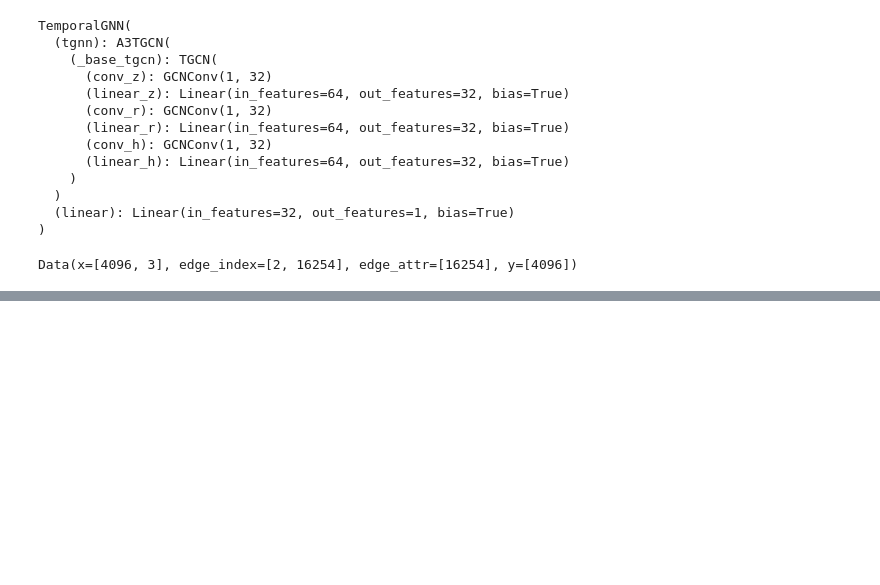
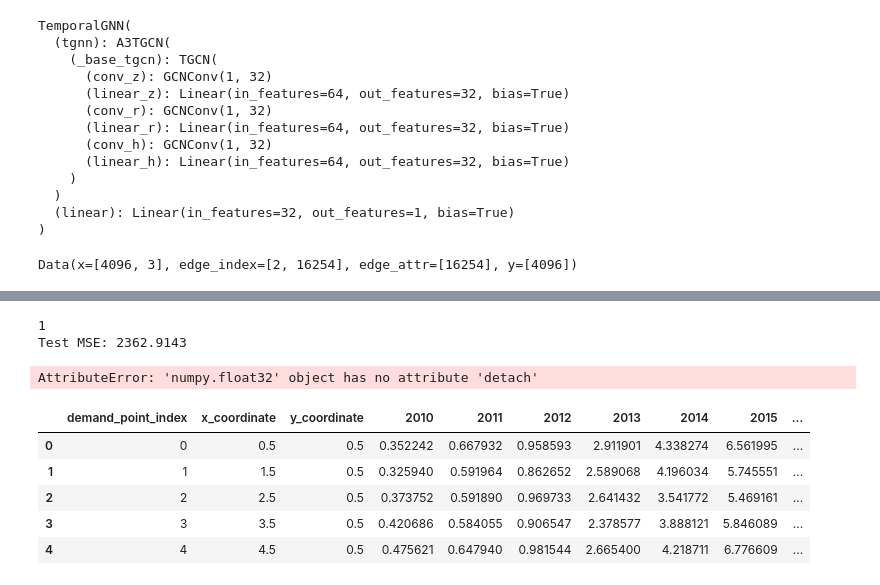
Before and after one commit to guptaaryan16/ShellAI-EV-Challenge, a Jupyter notebook: STGNN.ipynb, the cells around one changed output, grey strips where cells are left out. Saved outputs shown, nothing was run; the diff lists cells and outputs as text; code cells hidden in the pictures; blank space fills up the shorter version.

```diff
--- a/STGNN.ipynb
+++ b/STGNN.ipynb
@@ -411,0 +423,46 @@ plt.show()
+# %%
+test_dataset = TestData().get_dataset(lags=3)
+# %%
+device = torch.device('cuda') # cuda
+loss = 0
+step = 0
+
+# Store for analysis
+demand_2020 = []
+labels = []
+
+for snapshot in test_dataset:
+    snapshot = snapshot.to(device)
+    # Get predictions
+    y_hat = model(snapshot.x.reshape(4096,1,3), snapshot.edge_index)
+    # Mean squared error
+    loss = loss + torch.mean((y_hat-snapshot.y)**2)
+    # Store for analysis below
+    labels.append(snapshot.y)
+    demand_2020.append(y_hat)
+    step += 1
+    print(step)
+
+loss = loss / (step+1)
+print("Test MSE: {:.4f}".format(loss))
+# %% [output]
+1
+Test MSE: 2362.9143
+# %%
+demand_2020 = np.array(demand_2020[0].detach().cpu())
+demand_2020 = demand_2020.reshape(4096,)
+# %% [output]
+AttributeError: 'numpy.float32' object has no attribute 'detach'
+# %%
+dx = df
+dx['2019'] = demand_2019
+dx['2020'] = demand_2020
+# %%
+dx.head()
+# %% [output]
+|  | demand_point_index | x_coordinate | y_coordinate | 2010 | 2011 | 2012 | 2013 | 2014 | 2015 | ... |
+| 0 | 0 | 0.5 | 0.5 | 0.352242 | 0.667932 | 0.958593 | 2.911901 | 4.338274 | 6.561995 | ... |
+| 1 | 1 | 1.5 | 0.5 | 0.325940 | 0.591964 | 0.862652 | 2.589068 | 4.196034 | 5.745551 | ... |
+| 2 | 2 | 2.5 | 0.5 | 0.373752 | 0.591890 | 0.969733 | 2.641432 | 3.541772 | 5.469161 | ... |
+| 3 | 3 | 3.5 | 0.5 | 0.420686 | 0.584055 | 0.906547 | 2.378577 | 3.888121 | 5.846089 | ... |
+| 4 | 4 | 4.5 | 0.5 | 0.475621 | 0.647940 | 0.981544 | 2.665400 | 4.218711 | 6.776609 | ... |
```
Also changed, not shown: parts of 20 cells of this notebook, 1 other file.
